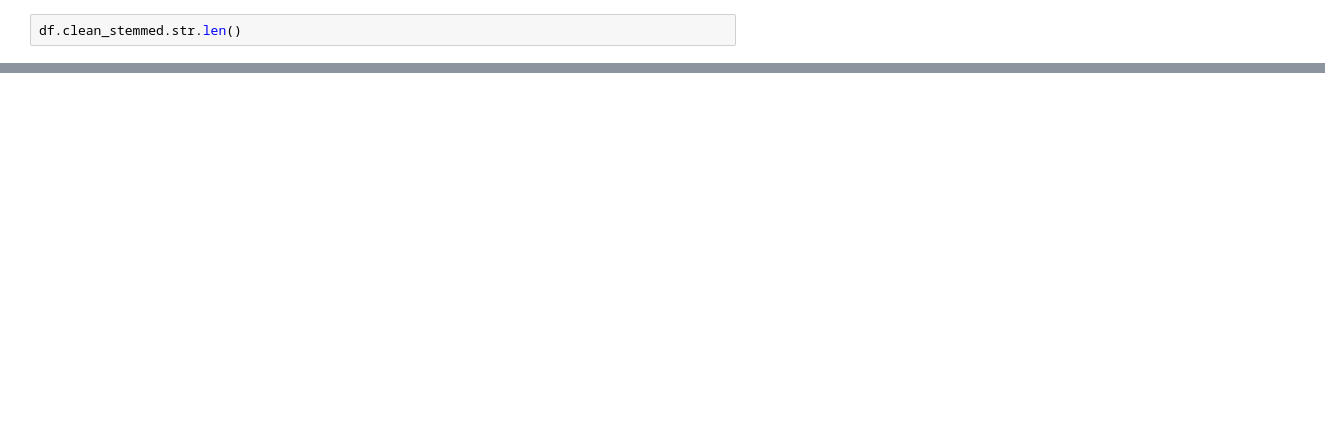
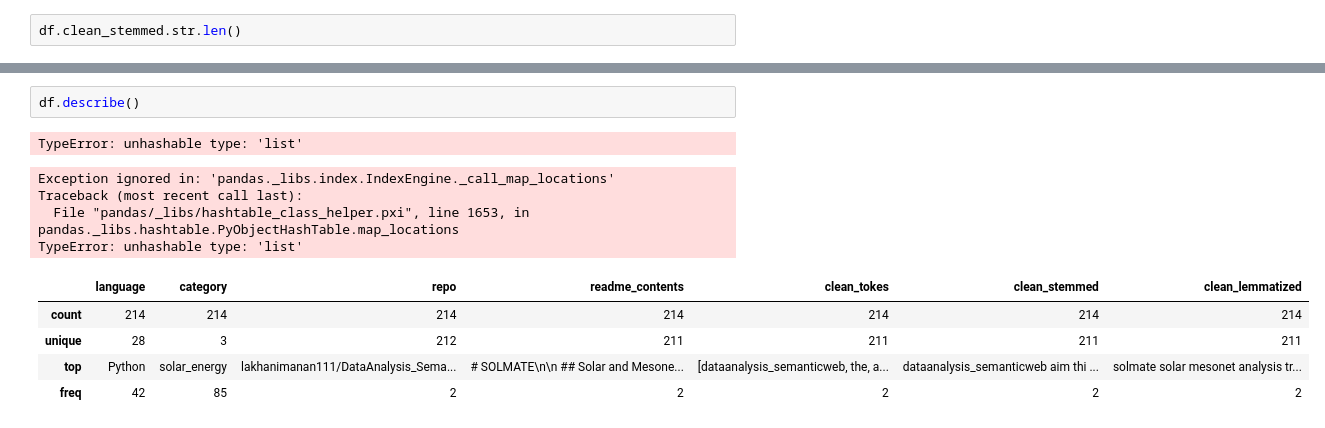
Before and after one commit to github-nlp-project/nlp-project, a Jupyter notebook: chase-nlp-notebook.ipynb, the cells around one changed output, grey strips where cells are left out. Saved outputs shown, nothing was run; the diff lists cells and outputs as text; blank space fills up the shorter version.

```diff
--- a/chase-nlp-notebook.ipynb
+++ b/chase-nlp-notebook.ipynb
@@ -116,0 +181,13 @@ df.clean_stemmed.str.len()
+# %%
+df.describe()
+# %% [output]
+TypeError: unhashable type: 'list'
+Exception ignored in: 'pandas._libs.index.IndexEngine._call_map_locations'
+Traceback (most recent call last):
+  File "pandas/_libs/hashtable_class_helper.pxi", line 1653, in pandas._libs.hashtable.PyObjectHashTable.map_locations
+TypeError: unhashable type: 'list'
+|  | language | category | repo | readme_contents | clean_tokes | clean_stemmed | clean_lemmatized |
+| count | 214 | 214 | 214 | 214 | 214 | 214 | 214 |
+| unique | 28 | 3 | 212 | 211 | 211 | 211 | 211 |
+| top | Python | solar_energy | lakhanimanan111/DataAnalysis_Sema... | # SOLMATE\n\n ## Solar and Mesone... | [dataanalysis_semanticweb, the, a... | dataanalysis_semanticweb aim thi ... | solmate solar mesonet analysis tr... |
+| freq | 42 | 85 | 2 | 2 | 2 | 2 | 2 |
```
Also changed, not shown: parts of 11 cells of this notebook.
